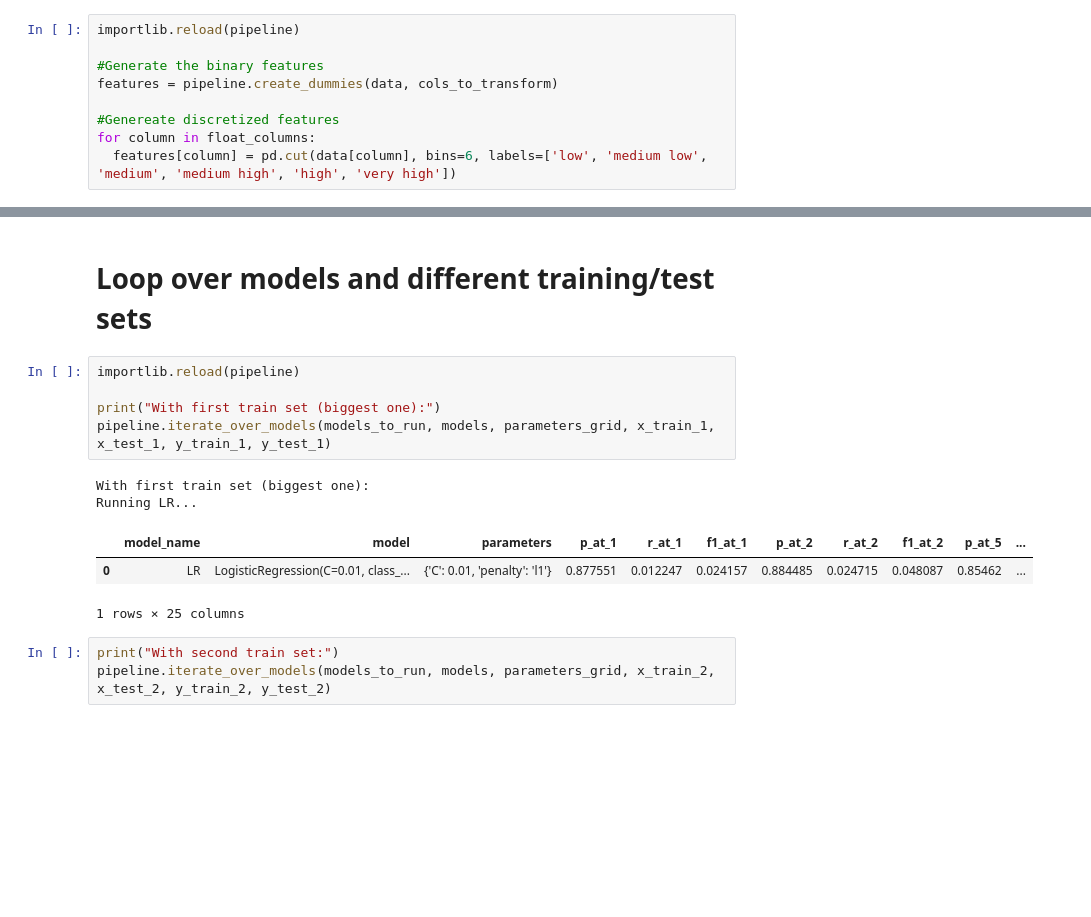
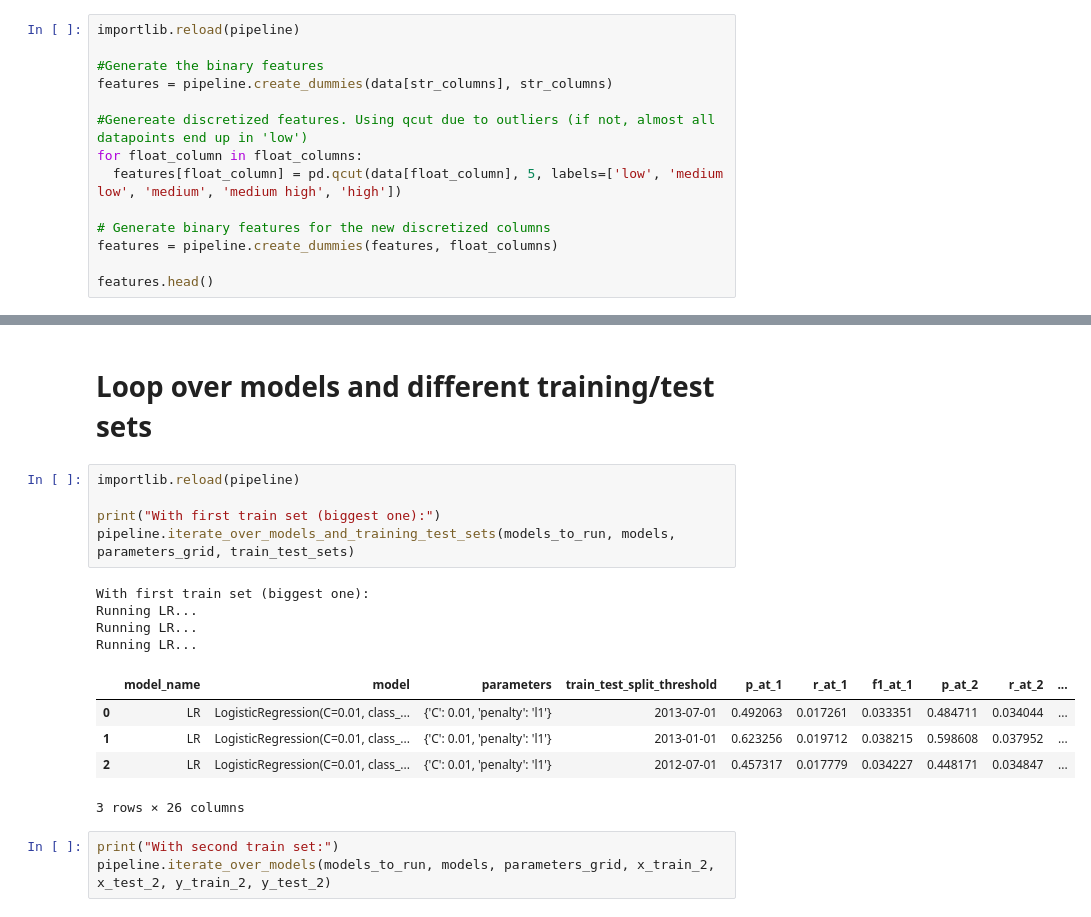
Before and after one commit to fhalamos/ML-pipeline, a Jupyter notebook: predict_donorschoose_60_days.ipynb, the cells around one changed output, grey strips where cells are left out. Drawn from its saved outputs; the diff is of its cells as text; blank space fills up the shorter version.

Commit message:
Feature generations: Creating binary features for discrete values + removed columns that are not features

```diff
--- a/predict_donorschoose_60_days.ipynb
+++ b/predict_donorschoose_60_days.ipynb
@@ -74,8 +74,13 @@ float_columns = ['total_price_including_optional_support', 'students_reached']
 importlib.reload(pipeline)
 
 #Generate the binary features
-features = pipeline.create_dummies(data, cols_to_transform)
+features = pipeline.create_dummies(data[str_columns], str_columns)
 
-#Genereate discretized features
-for column in float_columns:
-  features[column] = pd.cut(data[column], bins=6, labels=['low', 'medium low', 'medium', 'medium high', 'high', 'very high'])
+#Genereate discretized features. Using qcut due to outliers (if not, almost all datapoints end up in 'low')
+for float_column in float_columns:
+  features[float_column] = pd.qcut(data[float_column], 5, labels=['low', 'medium low', 'medium', 'medium high', 'high'])
+
+# Generate binary features for the new discretized columns
+features = pipeline.create_dummies(features, float_columns)
+
+features.head()
@@ -190,14 +169,18 @@ models, parameters_grid = pipeline.get_models_and_parameters()
 # %%
 importlib.reload(pipeline)
 
 print("With first train set (biggest one):")
-pipeline.iterate_over_models(models_to_run, models, parameters_grid, x_train_1, x_test_1, y_train_1, y_test_1)
+pipeline.iterate_over_models_and_training_test_sets(models_to_run, models, parameters_grid, train_test_sets)
 # %% [output]
 With first train set (biggest one):
 Running LR...
+Running LR...
+Running LR...
-|  | model_name | model | parameters | p_at_1 | r_at_1 | f1_at_1 | p_at_2 | r_at_2 | f1_at_2 | p_at_5 | ... |
-| 0 | LR | LogisticRegression(C=0.01, class_... | {'C': 0.01, 'penalty': 'l1'} | 0.877551 | 0.012247 | 0.024157 | 0.884485 | 0.024715 | 0.048087 | 0.85462 | ... |
+|  | model_name | model | parameters | train_test_split_threshold | p_at_1 | r_at_1 | f1_at_1 | p_at_2 | r_at_2 | ... |
+| 0 | LR | LogisticRegression(C=0.01, class_... | {'C': 0.01, 'penalty': 'l1'} | 2013-07-01 | 0.492063 | 0.017261 | 0.033351 | 0.484711 | 0.034044 | ... |
+| 1 | LR | LogisticRegression(C=0.01, class_... | {'C': 0.01, 'penalty': 'l1'} | 2013-01-01 | 0.623256 | 0.019712 | 0.038215 | 0.598608 | 0.037952 | ... |
+| 2 | LR | LogisticRegression(C=0.01, class_... | {'C': 0.01, 'penalty': 'l1'} | 2012-07-01 | 0.457317 | 0.017779 | 0.034227 | 0.448171 | 0.034847 | ... |
-1 rows × 25 columns
+3 rows × 26 columns
 # %%
 print("With second train set:")
 pipeline.iterate_over_models(models_to_run, models, parameters_grid, x_train_2, x_test_2, y_train_2, y_test_2)
```
Also changed, not shown: parts of 5 cells of this notebook.
